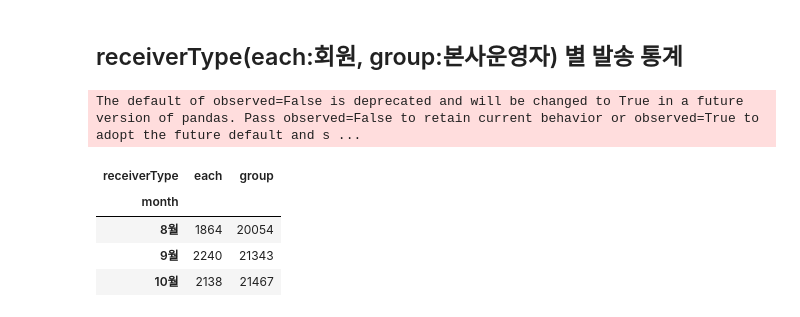
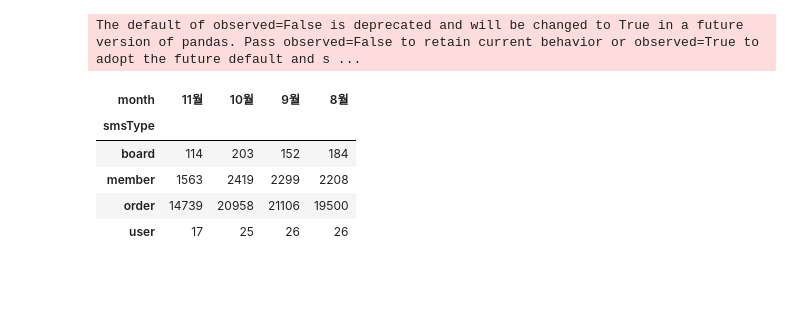
Before and after one commit to plandocs-it/pd-data-analysis, a Jupyter notebook: 241114_SMS발송통계_visualization.ipynb, the cells around one changed output. Saved outputs shown, nothing was run; the diff lists cells and outputs as text; code cells hidden in the pictures; blank space fills up the shorter version.

```diff
--- a/241114_SMS발송통계_visualization.ipynb
+++ b/241114_SMS발송통계_visualization.ipynb
@@ -88,18 +124,13 @@ df_list = df_list.drop("kakaoSendKey", axis=1)
 # %%
 # Merge df_list with df_log to add sendFl, smsType, sender, receiverType
-df_merged = df_list.merge(
-    df_log[["sno", "sendFl", "smsType", "sender", "receiverType"]],
+df = df_list.merge(
+    df_log[["sno", "sendFl", "smsType", "sender", "receiverType", "contentType"]],
     left_on="smsLogSno",
     right_on="sno",
     how="left",
 )
 
-# Drop the redundant 'sno' column from df_log
-df_merged = df_merged.drop(columns=["sno_y"])
-
-# Rename columns to avoid confusion
-df_merged = df_merged.rename(columns={"sno_x": "sno"})
-
-df_merged = df_merged.dropna()
-
-df_merged
+df = df.drop(columns=["sno_y"])
+df = df.rename(columns={"sno_x": "sno"})
+df["month"] = df["regDt"].dt.month
+df = df.dropna()
@@ -122,24 +288,26 @@ df_merged
 # %%
-def draw_month_counts(category, df_merged):
-    # Extract month from regDt
-    df_merged["month"] = df_merged["regDt"].dt.month
-
-    # Filter for August, September, and October
-    df_filtered = df_merged[df_merged["month"].isin([8, 9, 10])]
-
+def draw_month_counts(category, df, title=""):
     # Group by month and category, then count occurrences
-    month_counts = df_filtered.groupby(["month", category]).size().unstack(fill_value=0)
+    month_counts = df.groupby(["month", category]).size().unstack(fill_value=0)
+    month_counts = month_counts.sort_index(ascending=False)
 
     # Map month numbers to month names
-    month_counts.index = month_counts.index.map({8: "8월", 9: "9월", 10: "10월"})
-    display(month_counts)
+    month_counts.index = month_counts.index.map(
+        {
+            11: "11월",
+            10: "10월",
+            9: "9월",
+            8: "8월",
+        }
+    )
+    display(month_counts.T)
 
     # Plot the data using plotly
     fig = px.bar(
         month_counts,
         x=month_counts.index,
         y=month_counts.columns,
-        title=f"Monthly {category} Counts",
+        title=title,
         labels={"value": "Count", "month": "Month"},
         barmode="stack",
     )
@@ -180,11 +354,10 @@ draw_month_counts("sender", df_merged)
-# %% [markdown]
-## receiverType(each:회원, group:본사운영자) 별 발송 통계
-# %%
-draw_month_counts("receiverType", df_merged)
-# %% [output]
-The default of observed=False is deprecated and will be changed to True in a future version of pandas. Pass observed=False to retain current behavior or observed=True to adopt the future default and s ...
-| receiverType | each | group |
-| month |  |  |
-| 8월 | 1864 | 20054 |
-| 9월 | 2240 | 21343 |
-| 10월 | 2138 | 21467 |
+# %%
+draw_month_counts("smsType", df, "문자카테고리 별 월별 전송 통계 (전체)")
+# %% [output]
+The default of observed=False is deprecated and will be changed to True in a future version of pandas. Pass observed=False to retain current behavior or observed=True to adopt the future default and s ...
+| month | 11월 | 10월 | 9월 | 8월 |
+| smsType |  |  |  |  |
+| board | 114 | 203 | 152 | 184 |
+| member | 1563 | 2419 | 2299 | 2208 |
+| order | 14739 | 20958 | 21106 | 19500 |
+| user | 17 | 25 | 26 | 26 |
```
Also changed, not shown: parts of 31 cells of this notebook, 2 other files.
